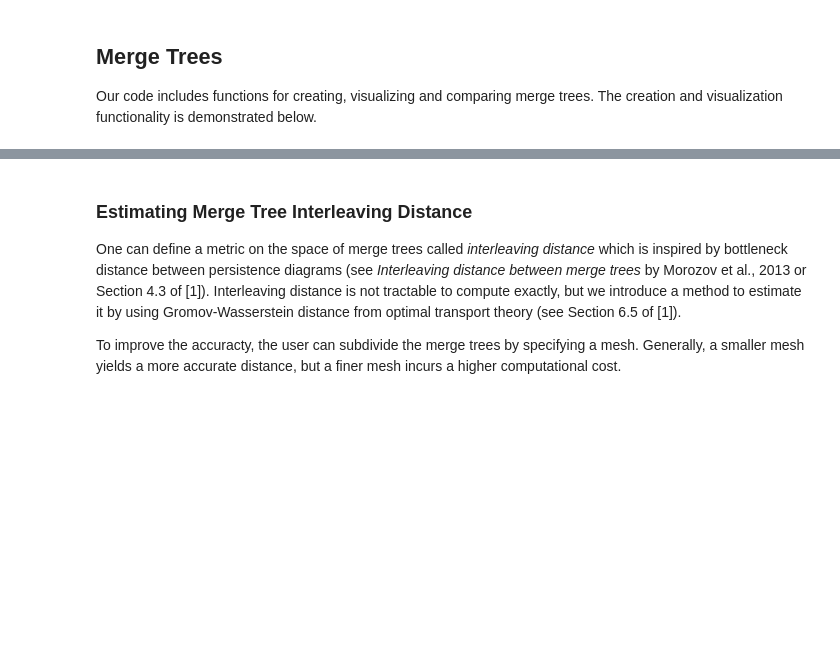
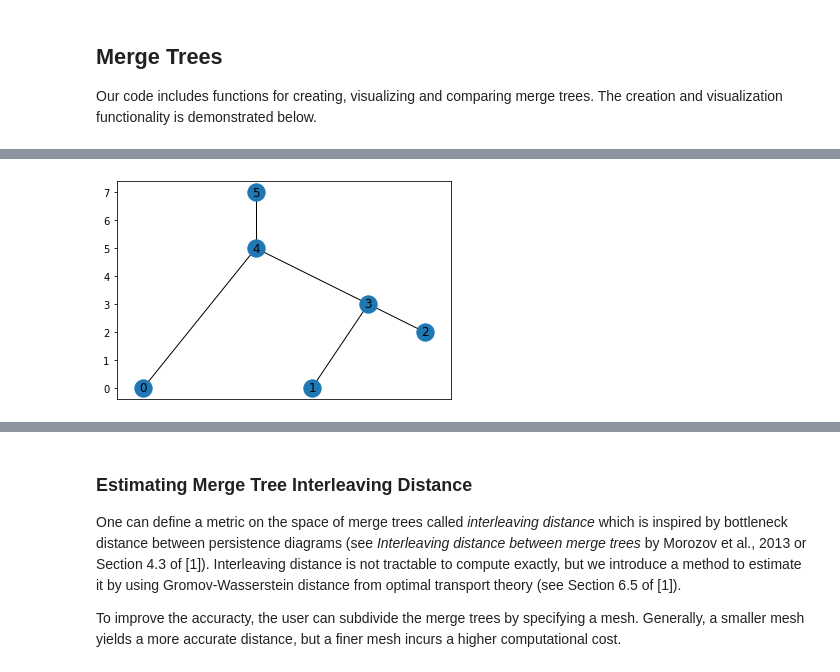
Before and after one commit to trneedham/Decorated-Merge-Trees, a Jupyter notebook: 00_MergeTreesAndDecoratedMergeTrees.ipynb, the cells around one changed output, grey strips where cells are left out. Saved outputs shown, nothing was run; the diff lists cells and outputs as text; code cells hidden in the pictures; blank space fills up the shorter version.

```diff
--- a/00_MergeTreesAndDecoratedMergeTrees.ipynb
+++ b/00_MergeTreesAndDecoratedMergeTrees.ipynb
@@ -59,0 +70,4 @@ draw_merge_tree(T2,height2,axes = True)
+# %%
+MT1.draw(axes = True)
+# %% [output]
+[figure, added]
```
Also changed, not shown: parts of 60 cells of this notebook.
